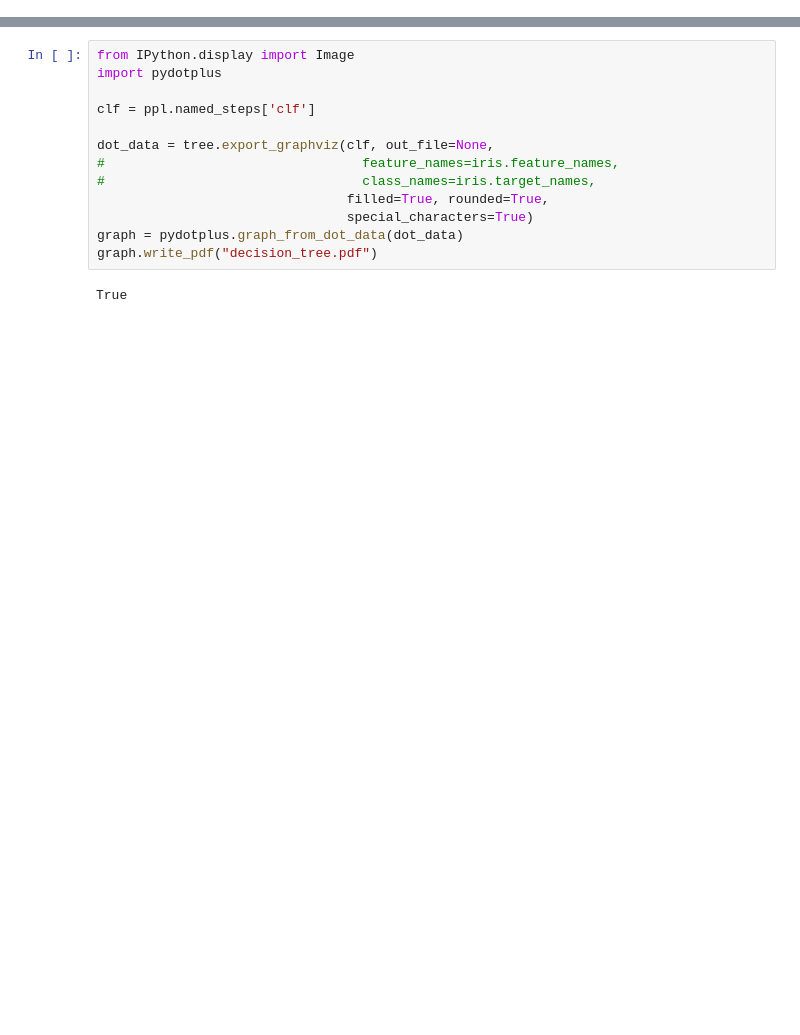
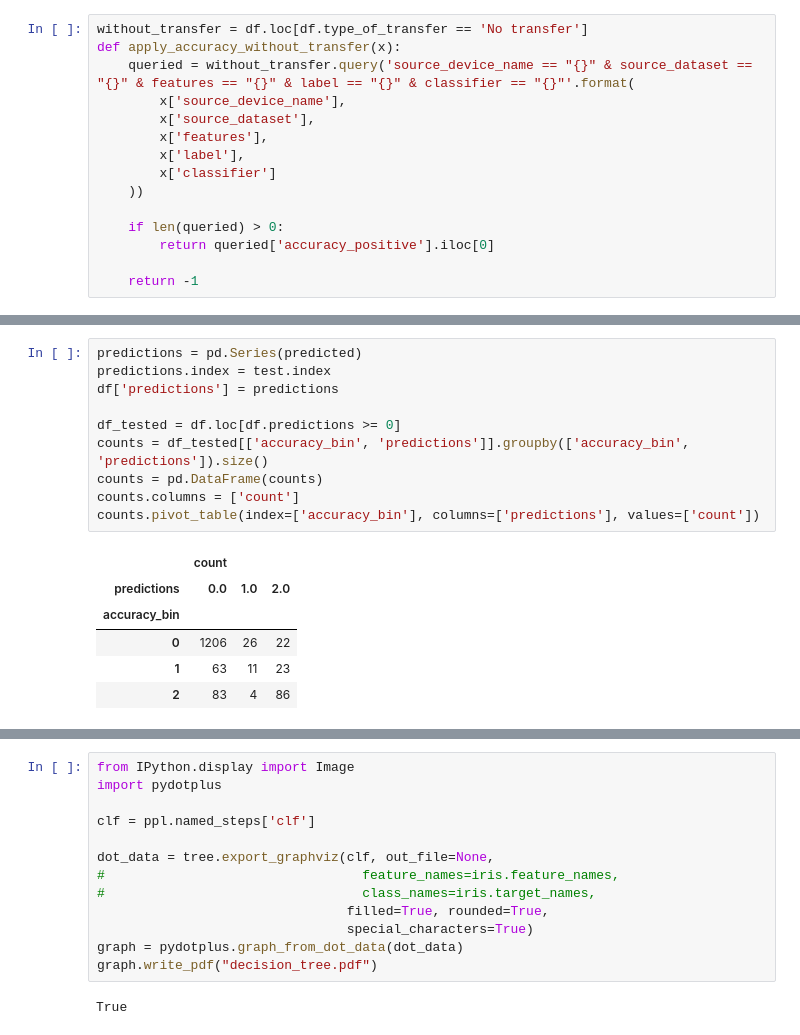
Before and after one commit to matus-tomlein/transfer-learning-playground, a Jupyter notebook: notebooks/single-activity-models/predicting-accuracy.ipynb, the cells around one changed output, grey strips where cells are left out. Saved outputs shown, nothing was run; the diff lists cells and outputs as text; blank space fills up the shorter version.

```diff
--- a/notebooks/single-activity-models/predicting-accuracy.ipynb
+++ b/notebooks/single-activity-models/predicting-accuracy.ipynb
@@ -147,0 +26,15 @@ accuracy_score(y_test, predicted)
+# %%
+without_transfer = df.loc[df.type_of_transfer == 'No transfer']
+def apply_accuracy_without_transfer(x):
+    queried = without_transfer.query('source_device_name == "{}" & source_dataset == "{}" & features == "{}" & label == "{}" & classifier == "{}"'.format(
+        x['source_device_name'],
+        x['source_dataset'],
+        x['features'],
+        x['label'],
+        x['classifier']
+    ))
+
+    if len(queried) > 0:
+        return queried['accuracy_positive'].iloc[0]
+
+    return -1
@@ -147,0 +92,17 @@ accuracy_score(y_test, predicted)
+# %%
+predictions = pd.Series(predicted)
+predictions.index = test.index
+df['predictions'] = predictions
+
+df_tested = df.loc[df.predictions >= 0]
+counts = df_tested[['accuracy_bin', 'predictions']].groupby(['accuracy_bin', 'predictions']).size()
+counts = pd.DataFrame(counts)
+counts.columns = ['count']
+counts.pivot_table(index=['accuracy_bin'], columns=['predictions'], values=['count'])
+# %% [output]
+|  | count |  |  |
+| predictions | 0.0 | 1.0 | 2.0 |
+| accuracy_bin |  |  |  |
+| 0 | 1206 | 26 | 22 |
+| 1 | 63 | 11 | 23 |
+| 2 | 83 | 4 | 86 |
```
Also changed, not shown: parts of 13 cells of this notebook, 5 other files.
